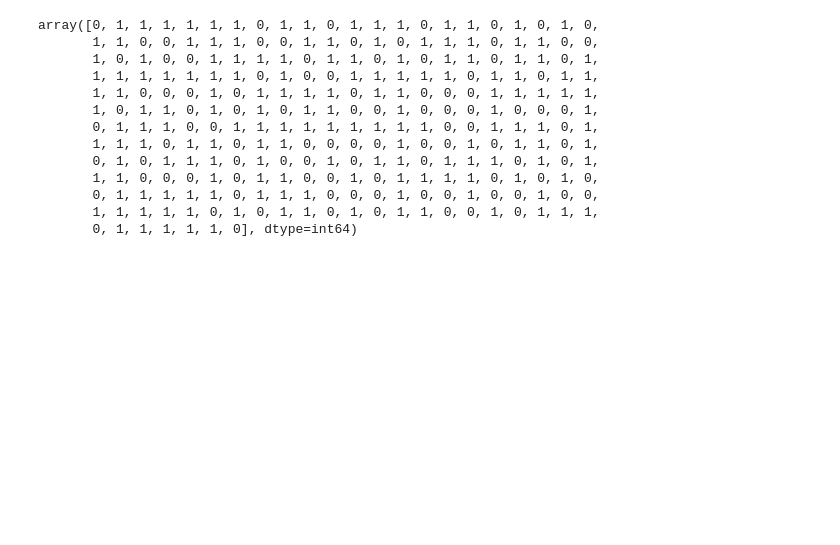
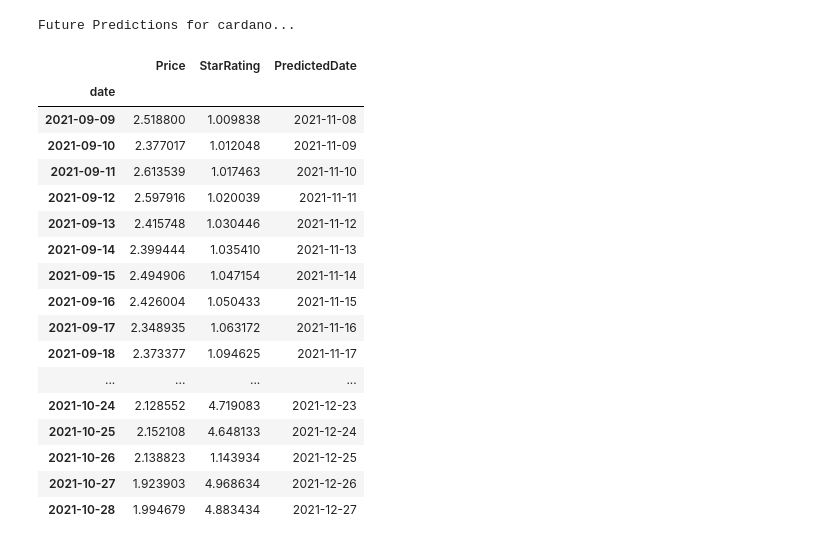
Before and after one commit to kcarter98/CryptoAnalysis, a Jupyter notebook: crypto_ml_model.ipynb, the cells around one changed output. Cells and saved outputs as stored; diff of their text form; code cells hidden in the pictures; blank space fills up the shorter version.

Commit message:
Optimized model and cleaned code

```diff
--- a/crypto_ml_model.ipynb
+++ b/crypto_ml_model.ipynb
@@ -362,0 +359,2 @@ crypto_model.compile(loss="sparse_categorical_crossentropy", optimizer="adam", m
+# %%
+crypto_model, X_train, y_train, X_test, y_test, future_X, future_df = prepare_predictions(currency_to_predict, df, engine)
@@ -363,4 +380,8 @@ crypto_model.compile(loss="sparse_categorical_crossentropy", optimizer="adam", m
 # %%
 # Fit the model to the training data
-fit_model = crypto_model.fit(X_train, y_train, epochs=100)
+fit_model = crypto_model.fit(X_train, y_train, epochs=300)
+
+# Evaluate the model using the test data
+model_loss, model_accuracy = crypto_model.evaluate(X_test, y_test, verbose=2)
+print(f"\nLoss: {model_loss}, Accuracy: {model_accuracy}")
 # %% [output]
@@ -391,16 +405,42 @@ Loss: 0.2461835891008377, Accuracy: 0.9188191890716553
-# %%
-y_test
-# %% [output]
-array([0, 1, 1, 1, 1, 1, 1, 0, 1, 1, 0, 1, 1, 1, 0, 1, 1, 0, 1, 0, 1, 0,
-       1, 1, 0, 0, 1, 1, 1, 0, 0, 1, 1, 0, 1, 0, 1, 1, 1, 0, 1, 1, 0, 0,
-       1, 0, 1, 0, 0, 1, 1, 1, 1, 0, 1, 1, 0, 1, 0, 1, 1, 0, 1, 1, 0, 1,
-       1, 1, 1, 1, 1, 1, 1, 0, 1, 0, 0, 1, 1, 1, 1, 1, 0, 1, 1, 0, 1, 1,
-       1, 1, 0, 0, 0, 1, 0, 1, 1, 1, 1, 0, 1, 1, 0, 0, 0, 1, 1, 1, 1, 1,
-       1, 0, 1, 1, 0, 1, 0, 1, 0, 1, 1, 0, 0, 1, 0, 0, 0, 1, 0, 0, 0, 1,
-       0, 1, 1, 1, 0, 0, 1, 1, 1, 1, 1, 1, 1, 1, 1, 0, 0, 1, 1, 1, 0, 1,
-       1, 1, 1, 0, 1, 1, 0, 1, 1, 0, 0, 0, 0, 1, 0, 0, 1, 0, 1, 1, 0, 1,
-       0, 1, 0, 1, 1, 1, 0, 1, 0, 0, 1, 0, 1, 1, 0, 1, 1, 1, 0, 1, 0, 1,
-       1, 1, 0, 0, 0, 1, 0, 1, 1, 0, 0, 1, 0, 1, 1, 1, 1, 0, 1, 0, 1, 0,
-       0, 1, 1, 1, 1, 1, 0, 1, 1, 1, 0, 0, 0, 1, 0, 0, 1, 0, 0, 1, 0, 0,
-       1, 1, 1, 1, 1, 0, 1, 0, 1, 1, 0, 1, 0, 1, 1, 0, 0, 1, 0, 1, 1, 1,
-       0, 1, 1, 1, 1, 1, 0], dtype=int64)
+# %%
+weights = crypto_model.predict(future_X)
+predictions = []
+for pred in weights:
+
+    guess = (1 * pred[0]) + (2 * pred[1]) + (3 * pred[2]) + (4 * pred[3]) + (5 * pred[4])
+    predictions.append(guess)
+# %%
+pred_list = []
+for current, row in future_df.iterrows():
+    predicted_time = current + timedelta(days = future_days_to_predict)
+    pred_list.append([current, predicted_time])
+
+pred_df = pd.DataFrame(pred_list, columns = ['date', 'PredictedDate'])
+pred_df.set_index('date', inplace=True)
+
+p_df = pd.merge(future_df, pred_df, on= 'date')
+p_df['StarRating'] = predictions
+prediction_df = p_df[['Price', 'StarRating', 'PredictedDate']]
+# %%
+print(f'Future Predictions for {currency_to_predict}...\n')
+prediction_df.head(50)
+# %% [output]
+Future Predictions for cardano...
+|  | Price | StarRating | PredictedDate |
+| date |  |  |  |
+| 2021-09-09 | 2.518800 | 1.009838 | 2021-11-08 |
+| 2021-09-10 | 2.377017 | 1.012048 | 2021-11-09 |
+| 2021-09-11 | 2.613539 | 1.017463 | 2021-11-10 |
+| 2021-09-12 | 2.597916 | 1.020039 | 2021-11-11 |
+| 2021-09-13 | 2.415748 | 1.030446 | 2021-11-12 |
+| 2021-09-14 | 2.399444 | 1.035410 | 2021-11-13 |
+| 2021-09-15 | 2.494906 | 1.047154 | 2021-11-14 |
+| 2021-09-16 | 2.426004 | 1.050433 | 2021-11-15 |
+| 2021-09-17 | 2.348935 | 1.063172 | 2021-11-16 |
+| 2021-09-18 | 2.373377 | 1.094625 | 2021-11-17 |
+| ... | ... | ... | ... |
+| 2021-10-24 | 2.128552 | 4.719083 | 2021-12-23 |
+| 2021-10-25 | 2.152108 | 4.648133 | 2021-12-24 |
+| 2021-10-26 | 2.138823 | 1.143934 | 2021-12-25 |
+| 2021-10-27 | 1.923903 | 4.968634 | 2021-12-26 |
+| 2021-10-28 | 1.994679 | 4.883434 | 2021-12-27 |
```
Also changed, not shown: parts of 27 cells of this notebook, 1 other file.
